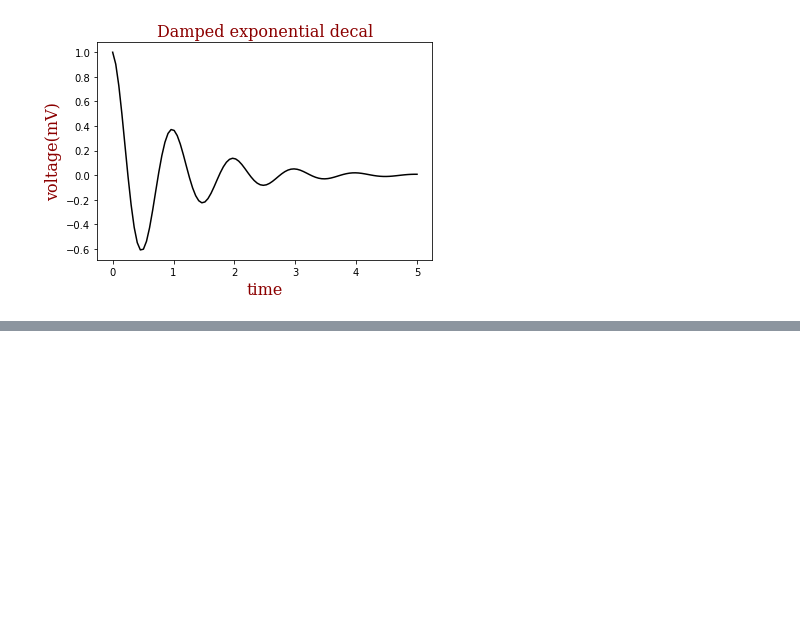
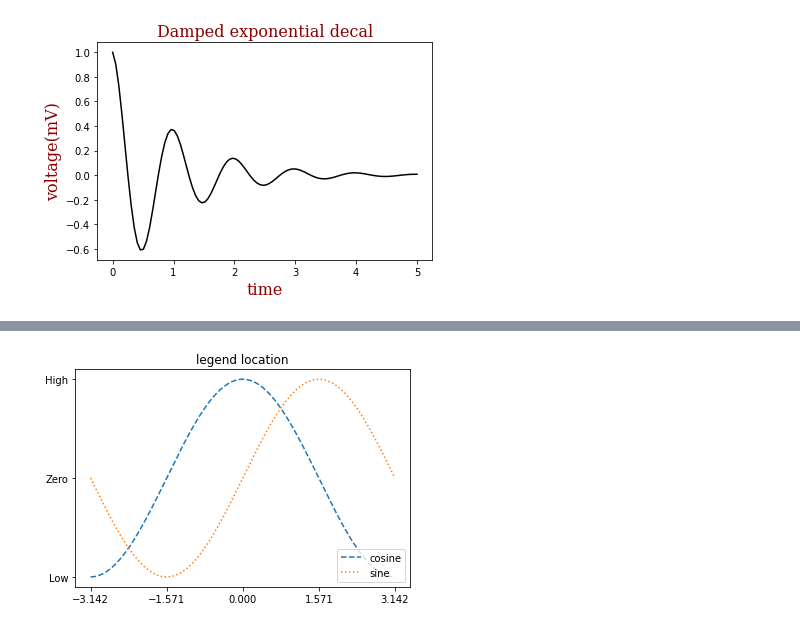
Before and after one commit to kdstheace/Python-Study, a Jupyter notebook: [Review]Visualization.ipynb, the cells around one changed output, grey strips where cells are left out. Saved outputs shown, nothing was run; the diff lists cells and outputs as text; code cells hidden in the pictures; blank space fills up the shorter version.

```diff
--- a/[Review]Visualization.ipynb
+++ b/[Review]Visualization.ipynb
@@ -66,0 +105,14 @@ plt.show()
+# %%
+x = np.linspace(-np.pi, np.pi, 256)
+c, s = np.cos(x), np.sin(x)
+
+
+plt.xticks([-np.pi, -np.pi/2, 0, np.pi/2, np.pi])
+plt.yticks([-1, 0, 1], ['Low', 'Zero', 'High'])
+
+plt.plot(x, c, ls='--', label='cosine')
+plt.plot(x, s, ls=':', label='sine')
+plt.legend(loc=4)
+plt.show()
+# %% [output]
+[figure, added]
```
Also changed, not shown: parts of 14 cells of this notebook.
